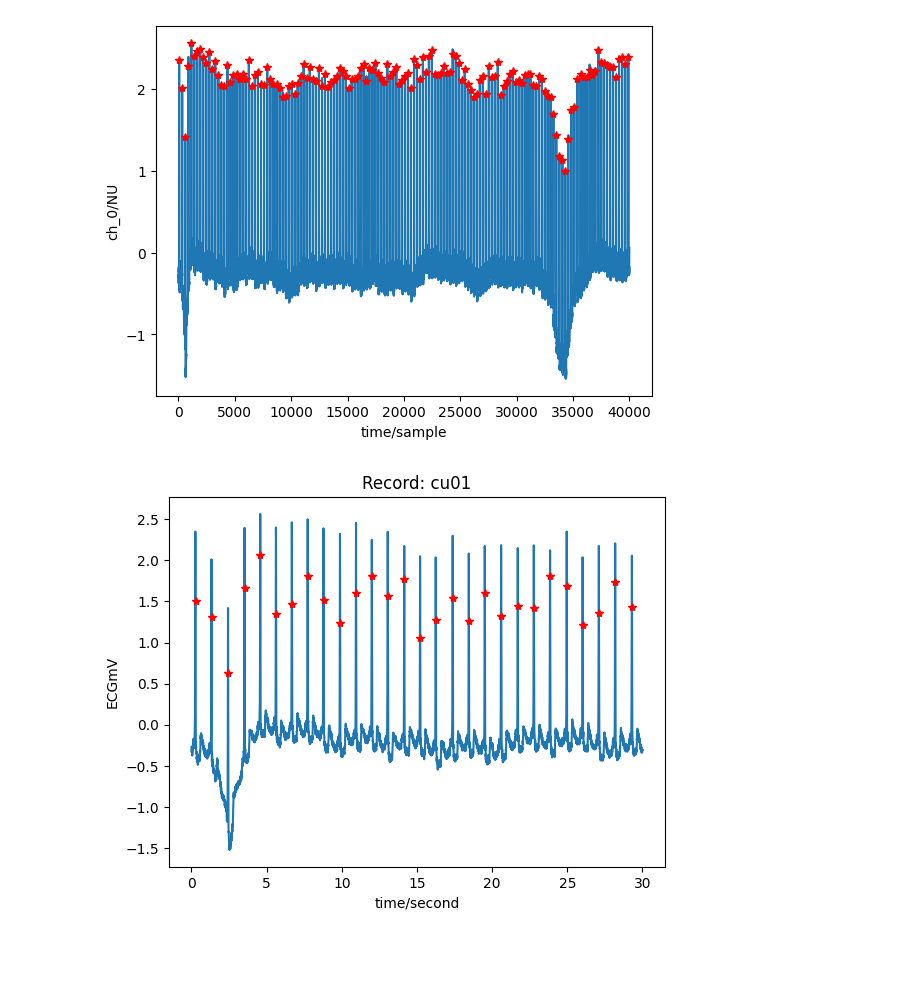
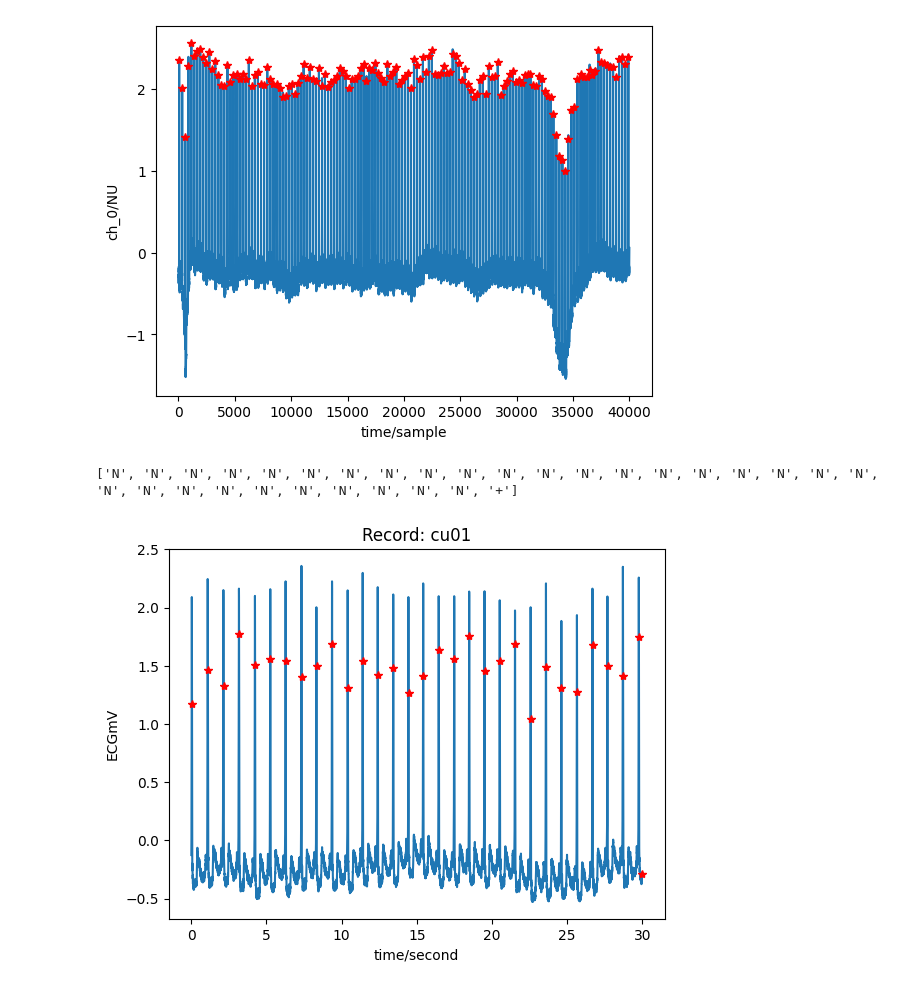
Before and after one commit to zodwick/ventricular-fibrillation-prediction-model, a Jupyter notebook: code.ipynb, the cells around one changed output. Saved outputs shown, nothing was run; the diff lists cells and outputs as text; code cells hidden in the pictures; blank space fills up the shorter version.

```diff
--- a/code.ipynb
+++ b/code.ipynb
@@ -93,14 +93,16 @@ QRS detection complete.
 # %%
 import wfdb
 file_path=r"D:\vf predict\cu-ventricular-tachyarrhythmia-database-1.0.0"
 file_name="\cu01"
 file_destination=file_path+file_name
-start=0
-stop=start+7500 # 7500 samples = 30 seconds
+stop=53542
+start=stop - 7500 # 7500 samples = 30 seconds
 record = wfdb.rdrecord(file_destination , sampfrom=start , sampto=stop)
 annotation = wfdb.rdann(file_destination, 'atr' , sampfrom=start , sampto=stop , shift_samps=True )
+print(annotation.symbol)
 wfdb.plot_wfdb(record=record,
                annotation=annotation,
                time_units='seconds')
 # %% [output]
+['N', 'N', 'N', 'N', 'N', 'N', 'N', 'N', 'N', 'N', 'N', 'N', 'N', 'N', 'N', 'N', 'N', 'N', 'N', 'N', 'N', 'N', 'N', 'N', 'N', 'N', 'N', 'N', 'N', 'N', '+']
-[figure, old version]
+[figure, new version]
```
